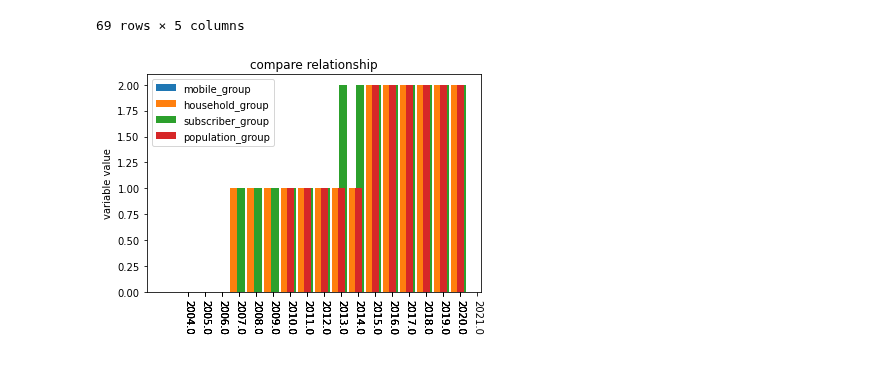
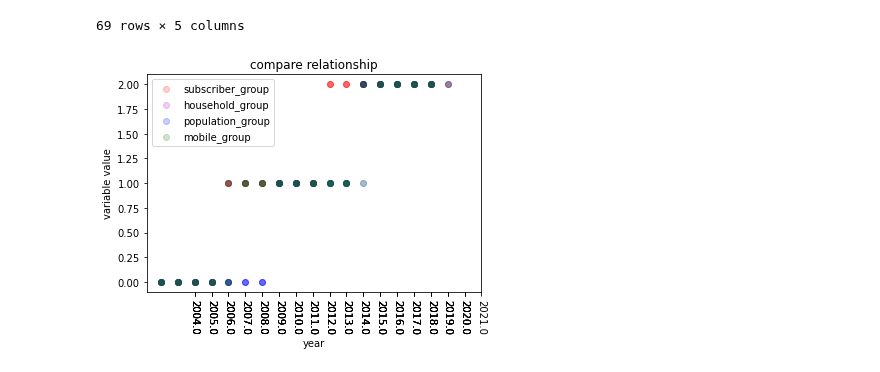
Before and after one commit to mintra-tippayaratsontorn/DWDM21, a Jupyter notebook: Project_DWDM.ipynb, the cells around one changed output. Drawn from its saved outputs; the diff is of its cells as text; code cells hidden in the pictures.

```diff
--- a/Project_DWDM.ipynb
+++ b/Project_DWDM.ipynb
@@ -463,7 +463,7 @@ See the caveats in the documentation: https://pandas.pydata.org/pandas-docs/stab
 * ถ้ามีค่าตั้งแต่ 0.1 - 0.3 จะให้เป็น median
 * ถ้ามีค่าตั้งแต่ 0.3 - 0.6 จะให้เป็น high
 # %%
-bucket = ['low','median','high']
+bucket = ['low_household','median_household','high_household']
 merge_table3_drop['household_group'] = pd.cut(merge_table3_drop.value_household,
                             bins=[0,0.1,0.3,0.6],
                             labels=bucket,
@@ -480,7 +480,7 @@ See the caveats in the documentation: https://pandas.pydata.org/pandas-docs/stab
 * ถ้ามีค่าตั้งแต่ 0.05 - 0.10 จะให้เป็น median
 * ถ้ามีค่าตั้งแต่ 0.10 - 0.18 จะให้เป็น high
 # %%
-bucket = ['low','median','high']
+bucket = ['low_population','median_population','high_population']
 merge_table3_drop['population_group'] = pd.cut(merge_table3_drop.value_population,
                             bins=[0,0.05,0.10,0.18],
                             labels=bucket,
@@ -497,7 +497,7 @@ See the caveats in the documentation: https://pandas.pydata.org/pandas-docs/stab
 * ถ้ามีค่าตั้งแต่ 2000000 - 5000000 จะให้เป็น median
 * ถ้ามีค่าตั้งแต่ 5000000 - 12000000 จะให้เป็น high
 # %%
-bucket = ['low','median','high']
+bucket = ['low_mobile','median_mobile','high_mobile']
 merge_table3_drop['mobile_group'] = pd.cut(merge_table3_drop.value_mobile,
                             bins=[0,50000000,100000000,140000000],
                             labels=bucket,
@@ -689,8 +674,8 @@ array([[2004.0, 'low', 'low', 'low', 'low'],
 # %%
-data_cut['subscriber_group'] = data_cut['subscriber_group'].map({'low':0,'median':1,'high':2})
-data_cut['household_group'] = data_cut['household_group'].map({'low':0,'median':1,'high':2})
-data_cut['population_group'] = data_cut['population_group'].map({'low':0,'median':1,'high':2})
-data_cut['mobile_group'] = data_cut['mobile_group'].map({'low':0,'median':1,'high':2})
+data_cut['subscriber_group'] = data_cut['subscriber_group'].map({'low_subscriber':0,'median_subscriber':1,'high_subscriber':2})
+data_cut['household_group'] = data_cut['household_group'].map({'low_household':0,'median_household':1,'high_household':2})
+data_cut['population_group'] = data_cut['population_group'].map({'low_population':0,'median_population':1,'high_population':2})
+data_cut['mobile_group'] = data_cut['mobile_group'].map({'low_mobile':0,'median_mobile':1,'high_mobile':2})
 data_cut
 # %% [output]
 A value is trying to be set on a copy of a slice from a DataFrame.
@@ -731,16 +716,15 @@ from matplotlib import pyplot as plt
 # %%
 import numpy as np
 # %%
-width = 0.45
-
-plt.bar(data_cut['year']-width/4, data_cut['mobile_group'], width=width, label='mobile_group')
-plt.bar(data_cut['year']-width/2, data_cut['household_group'], width=width, label='household_group')
-plt.bar(data_cut['year']+width/2, data_cut['subscriber_group'], width=width, label='subscriber_group')
-plt.bar(data_cut['year']+width/4, data_cut['population_group'], width=width, label='population_group')
+plt.scatter(data_cut['year'],data_cut['subscriber_group'],c='r',alpha=0.2,label='subscriber_group')
+plt.scatter(data_cut['year'],data_cut['household_group'],c='m',alpha=0.2,label='household_group')
+plt.scatter(data_cut['year'],data_cut['population_group'],c='b',alpha=0.2,label='population_group')
+plt.scatter(data_cut['year'],data_cut['mobile_group'],c='g',alpha=0.2,label='mobile_group')
 
 plt.ylabel('variable value')
-plt.xticks(data_cut['year']+1.1,data_cut['year'],rotation=-90)  # rotation คือหมุนตัวหนังสือไม่ให้ทับกัน
+plt.xlabel('year')
+plt.xticks(data_cut['year']+2,data_cut['year'],rotation=-90)  # rotation คือหมุนตัวหนังสือไม่ให้ทับกัน
 plt.title('compare relationship')
 plt.legend();
 # %% [output]
-[figure, old version]
+[figure, new version]
```
Also changed, not shown: parts of 15 cells of this notebook.
